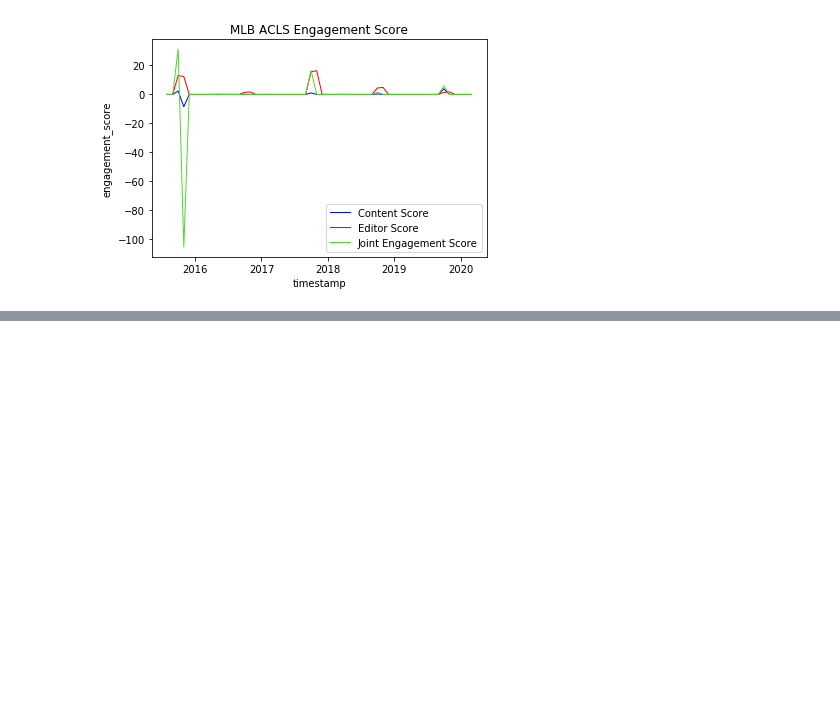
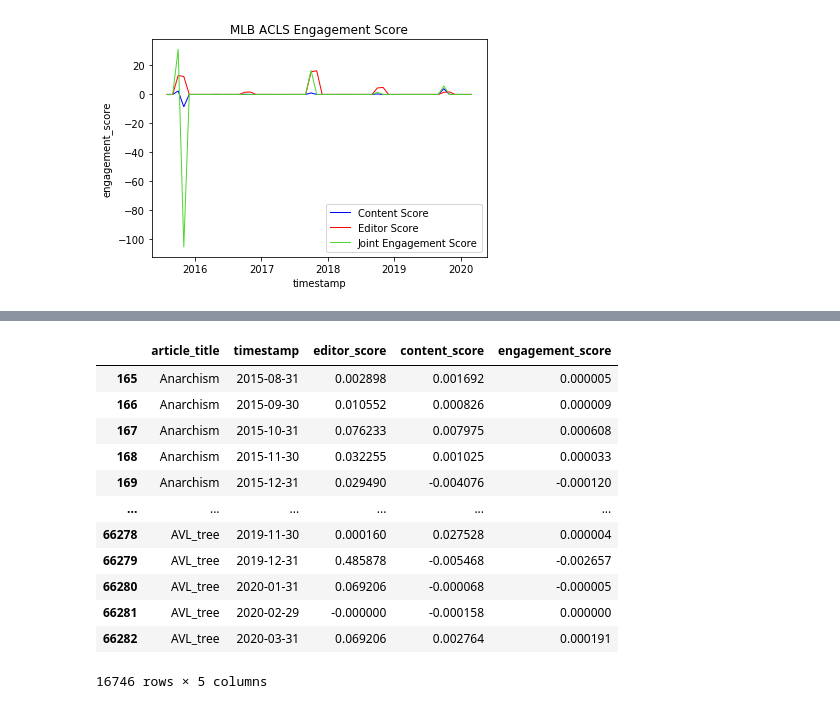
Before and after one commit to Jonwlin/DSC180B, a Jupyter notebook: notebooks/CleanedWikiPopularity.ipynb, the cells around one changed output, grey strips where cells are left out. Cells and saved outputs as stored; diff of their text form; code cells hidden in the pictures; blank space fills up the shorter version.

```diff
--- a/notebooks/CleanedWikiPopularity.ipynb
+++ b/notebooks/CleanedWikiPopularity.ipynb
@@ -254,0 +449,16 @@ joint_df.to_sql('SCORES', conn, if_exists='replace', index=False)
+# %%
+joint_df
+# %% [output]
+|  | article_title | timestamp | editor_score | content_score | engagement_score |
+| 165 | Anarchism | 2015-08-31 | 0.002898 | 0.001692 | 0.000005 |
+| 166 | Anarchism | 2015-09-30 | 0.010552 | 0.000826 | 0.000009 |
+| 167 | Anarchism | 2015-10-31 | 0.076233 | 0.007975 | 0.000608 |
+| 168 | Anarchism | 2015-11-30 | 0.032255 | 0.001025 | 0.000033 |
+| 169 | Anarchism | 2015-12-31 | 0.029490 | -0.004076 | -0.000120 |
+| ... | ... | ... | ... | ... | ... |
+| 66278 | AVL_tree | 2019-11-30 | 0.000160 | 0.027528 | 0.000004 |
+| 66279 | AVL_tree | 2019-12-31 | 0.485878 | -0.005468 | -0.002657 |
+| 66280 | AVL_tree | 2020-01-31 | 0.069206 | -0.000068 | -0.000005 |
+| 66281 | AVL_tree | 2020-02-29 | -0.000000 | -0.000158 | 0.000000 |
+| 66282 | AVL_tree | 2020-03-31 | 0.069206 | 0.002764 | 0.000191 |
+16746 rows × 5 columns
```
Also changed, not shown: parts of 25 cells of this notebook, 5 other files.
